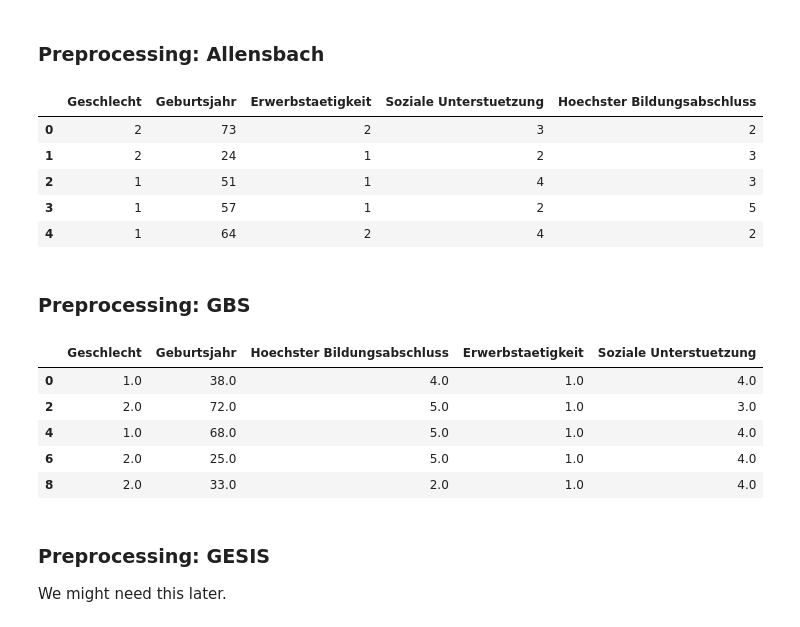
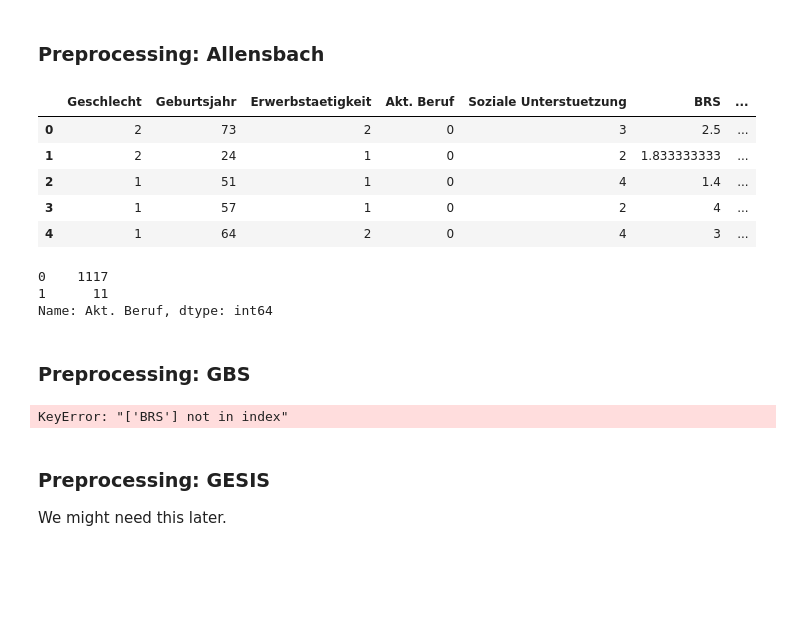
Before and after one commit to laksannathan/maximal-representative-sampling, a Jupyter notebook: src/MRS GBS given ALLENSBACH.ipynb, the cells around one changed output. Saved outputs shown, nothing was run; the diff lists cells and outputs as text; code cells hidden in the pictures; blank space fills up the shorter version.

```diff
--- a/src/MRS GBS given ALLENSBACH.ipynb
+++ b/src/MRS GBS given ALLENSBACH.ipynb
@@ -30,28 +30,53 @@ Each row is labelled with its (survey) *source*.
 # %% [markdown]
 ### Preprocessing: Allensbach
 # %%
-allensbach_cols = ['S01', 'S02', 'S03_rec', 'S05', 'V19']
+allensbach_cols = ['S01', 'S02', 'S03_rec', 'S05', 'V19', 'BRS_final', 'S06a_01']
+
+'''
+S01
+S02
+S03_rec
+S04_rec
+S05
+S05
+S06b_rec
+EINW
+S06a_01 + folgende
+SOP_final *
+BRS_final *
+IE_int_final *
+IE_ext_final *
+ASKU_final  *
+Frage 17-19 FB_Neuroenhancement
+'''
+
 allensbach_names = ['Geschlecht', 'Geburtsjahr', 'Hoechster Bildungsabschluss', 'Erwerbstaetigkeit',
-                    'Soziale Unterstuetzung']
+                    'Soziale Unterstuetzung', 'BRS', 'Akt. Beruf']
 
 allensbach = pd.read_csv(os.path.join(path, 'data/Allensbach/abs_data.csv'),
                          usecols = allensbach_cols,
                          delimiter=';', low_memory=False)
 
 allensbach.replace(',', '.', regex=True, inplace=True)
 allensbach.replace(' ', np.nan, regex=True, inplace=True)
 
 allensbach = allensbach.fillna(allensbach.median()) # quick fix, for the time being.
 allensbach.rename(columns= dict(zip(allensbach_cols, allensbach_names)), inplace=True)
 
 allensbach.head()
 # %% [output]
-|  | Geschlecht | Geburtsjahr | Erwerbstaetigkeit | Soziale Unterstuetzung | Hoechster Bildungsabschluss |
-| 0 | 2 | 73 | 2 | 3 | 2 |
-| 1 | 2 | 24 | 1 | 2 | 3 |
-| 2 | 1 | 51 | 1 | 4 | 3 |
-| 3 | 1 | 57 | 1 | 2 | 5 |
-| 4 | 1 | 64 | 2 | 4 | 2 |
+|  | Geschlecht | Geburtsjahr | Erwerbstaetigkeit | Akt. Beruf | Soziale Unterstuetzung | BRS | ... |
+| 0 | 2 | 73 | 2 | 0 | 3 | 2.5 | ... |
+| 1 | 2 | 24 | 1 | 0 | 2 | 1.833333333 | ... |
+| 2 | 1 | 51 | 1 | 0 | 4 | 1.4 | ... |
+| 3 | 1 | 57 | 1 | 0 | 2 | 4 | ... |
+| 4 | 1 | 64 | 2 | 0 | 4 | 3 | ... |
+# %%
+allensbach['Akt. Beruf'].value_counts()
+# %% [output]
+0    1117
+1      11
+Name: Akt. Beruf, dtype: int64
 # %% [markdown]
 ### Preprocessing: GBS
 # %%
@@ -75,9 +100,9 @@ gbs = pd.merge(gbs1, gbs2, how='inner', on=key)
 gbs = pd.merge(gbs, mapping1, how='left', on=key)
 gbs = pd.merge(gbs, mapping2, how='left', on=key)
 
-gbs_cols = ['am01', 'am02_01', 'am14', 'am17', 'os03']
+gbs_cols = ['am01', 'am02_01', 'am14', 'am17', 'os03', 'BRS']
 allensbach_names = ['Geschlecht', 'Geburtsjahr', 'Hoechster Bildungsabschluss',
-                    'Erwerbstaetigkeit', 'Soziale Unterstuetzung',]
+                    'Erwerbstaetigkeit', 'Soziale Unterstuetzung']
 
 gbs = gbs[gbs_cols]
 gbs.rename(columns= dict(zip(gbs_cols, allensbach_names)), inplace=True)
@@ -124,12 +149,7 @@ gbs.replace({'Soziale Unterstuetzung': di4}, inplace=True)
 
 gbs.head(5)
 # %% [output]
-|  | Geschlecht | Geburtsjahr | Hoechster Bildungsabschluss | Erwerbstaetigkeit | Soziale Unterstuetzung |
-| 0 | 1.0 | 38.0 | 4.0 | 1.0 | 4.0 |
-| 2 | 2.0 | 72.0 | 5.0 | 1.0 | 3.0 |
-| 4 | 1.0 | 68.0 | 5.0 | 1.0 | 4.0 |
-| 6 | 2.0 | 25.0 | 5.0 | 1.0 | 4.0 |
-| 8 | 2.0 | 33.0 | 2.0 | 1.0 | 4.0 |
+KeyError: "['BRS'] not in index"
 # %% [markdown]
 ### Preprocessing: GESIS
 
```
Also changed, not shown: 3 other files.
